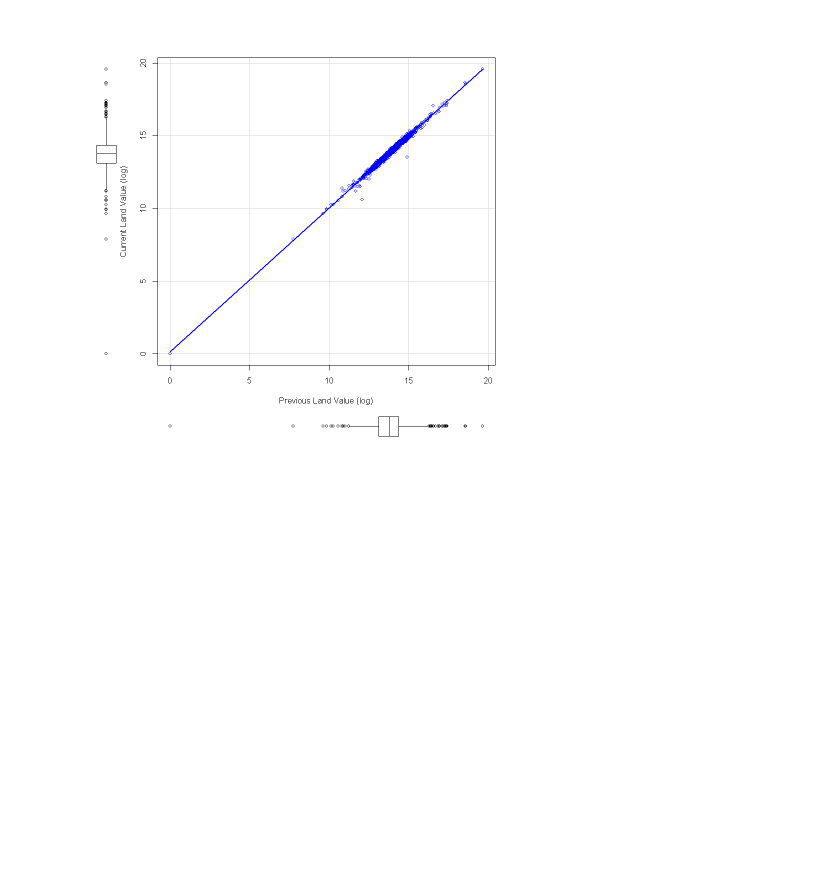
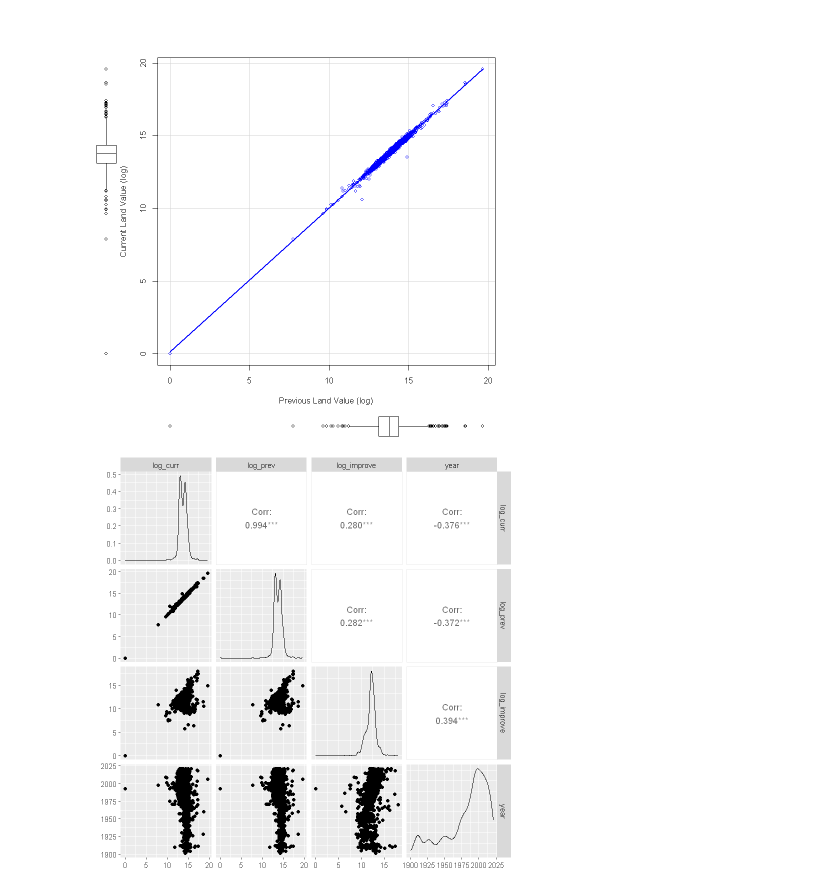
Before and after one commit to drrnaxl/STAT-306-Project, a Jupyter notebook: STAT_306.ipynb, the cells around one changed output. Saved outputs shown, nothing was run; the diff lists cells and outputs as text; code cells hidden in the pictures; blank space fills up the shorter version.

Commit message:
Added vif index, ggpairs() correlation graph, multiple libraries

```diff
--- a/STAT_306.ipynb
+++ b/STAT_306.ipynb
@@ -51,3 +65,13 @@ scatterplot(log(property$PREVIOUS_LAND_VALUE), log(property$CURRENT_LAND_VALUE),
             xlab="Previous Land Value (log)", ylab="Current Land Value (log)", legend=c(title="City"))
 # %% [output]
 [figure]
+# %%
+property_log <- property2 |>
+                mutate(log_curr = log(CURRENT_LAND_VALUE),
+                log_prev = log(PREVIOUS_LAND_VALUE),
+                log_improve = log(PREVIOUS_IMPROVEMENT_VALUE),
+                year = as.numeric(YEAR_BUILT)) |>
+                select(log_curr, log_prev, log_improve, year)
+ggpairs(property_log)
+# %% [output]
+[figure, added]
```
Also changed, not shown: parts of 2 cells of this notebook.
